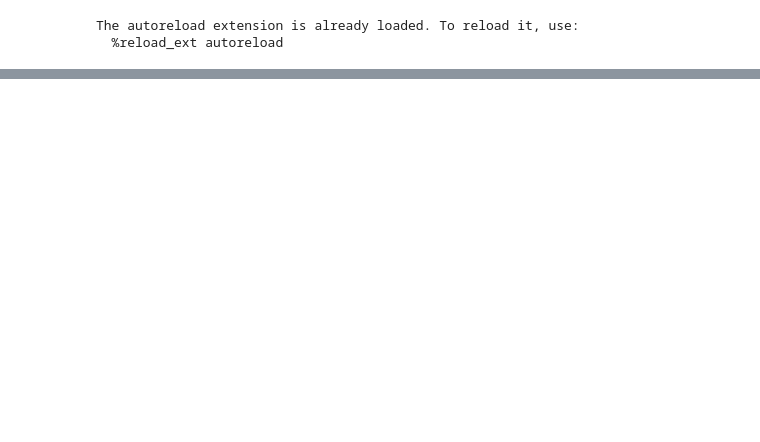
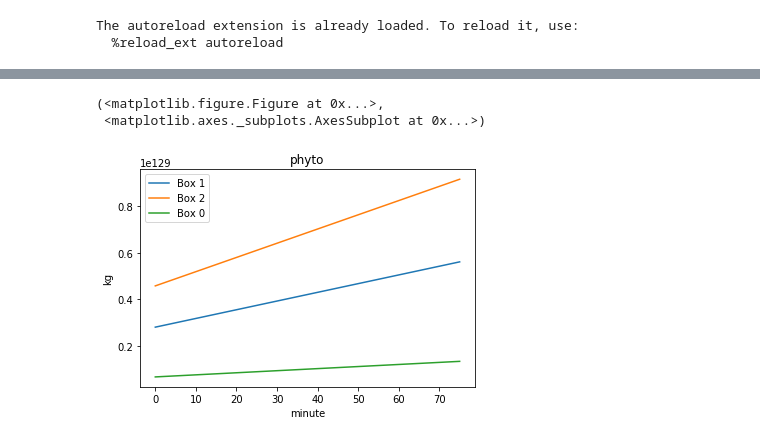
Before and after one commit to maschwanden/boxsimu, a Jupyter notebook: simulations/notebooks/Simu1.ipynb, the cells around one changed output, grey strips where cells are left out. Drawn from its saved outputs; the diff is of its cells as text; code cells hidden in the pictures; blank space fills up the shorter version.

```diff
--- a/simulations/notebooks/Simu1.ipynb
+++ b/simulations/notebooks/Simu1.ipynb
@@ -240,0 +186,5 @@ phosphate.q(4*2kg)
+# %%
+import sys
+
+sol = solver.solve(150*ur.minute, 150.0/2*ur.minute)
+sol_ini = sol
@@ -240,0 +199,12 @@ phosphate.q(4*2kg)
+# %%
+sol = boxsimu.Solution(sol_ini.total_integration_time, sol_ini.dt, sol_ini.system)
+sol.ts = sol_ini.ts
+sol.time_units = sol_ini.time_units
+sol.time_magnitude = sol_ini.time_magnitude
+sol.time = sol_ini.time
+# %%
+sol.plot_variable_mass_of_all_boxes(system.variables.phyto)
+# %% [output]
+(<matplotlib.figure.Figure at 0x...>,
+ <matplotlib.axes._subplots.AxesSubplot at 0x...>)
+[figure, added]
```
Also changed, not shown: parts of 11 cells of this notebook, 26 other files.
